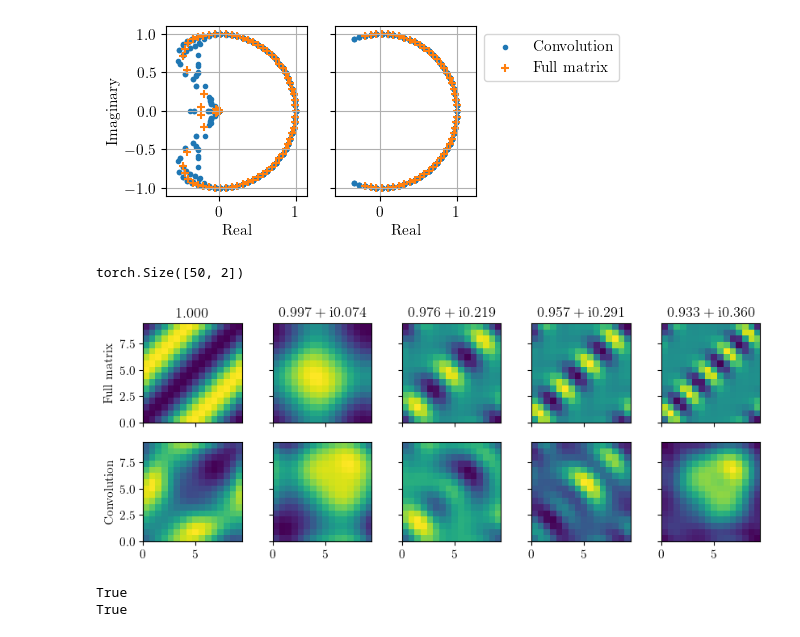
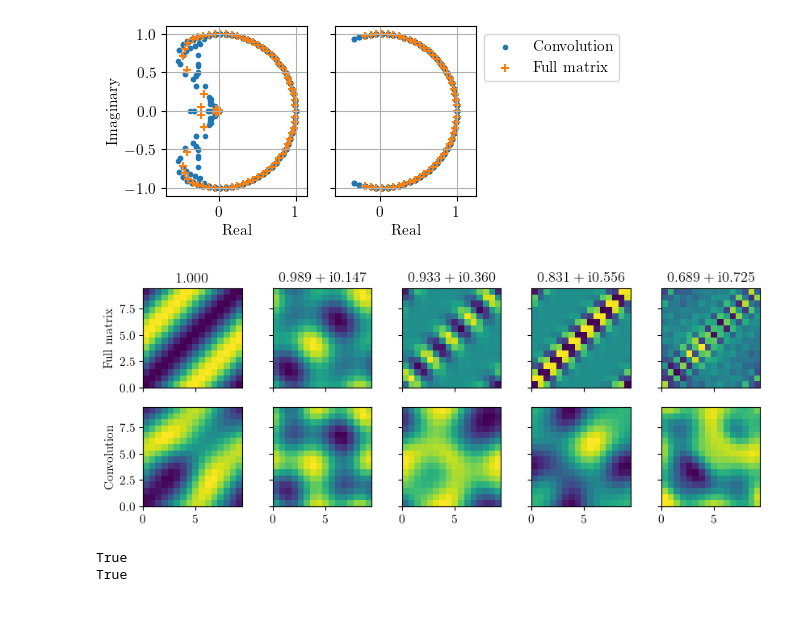
Before and after one commit to graps1/convolutional-edmd, a Jupyter notebook: ks2d.ipynb, the cells around one changed output. Drawn from its saved outputs; the diff is of its cells as text; code cells hidden in the pictures.

```diff
--- a/ks2d.ipynb
+++ b/ks2d.ipynb
@@ -60,8 +60,8 @@ def chi(x):
 
 def psi(x, g=None):
     if g is not None:
-        x = torch.roll(x, g[0]*round(n/G0), -2)
-        x = torch.roll(x, g[1]*round(n/G1), -1)
+        x = torch.roll(x, -g[0]*round(n/G0), -2)
+        x = torch.roll(x, -g[1]*round(n/G1), -1)
         return chi(x)
     else:
         return torch.stack([psi(x,g) for g in G], dim=2).view(-1, n_centers * len(G))
@@ -187,10 +187,21 @@ kernel shape = torch.Size([10, 10, 64])
 [figure]
 [figure]
 # %%
+# computes eigenvectors and eigenvalues
+def eig_convolution(A_hat):
+    eigvals_A, eigvecs_A_hat = torch.linalg.eig( A_hat.permute(2, 0, 1) )
+    eigvals_A = eigvals_A.permute(1,0).flatten()
+    tmp = eigvecs_A_hat.permute(2,0,1) # (nr_evecs x |G_hat|) x dim_evecs
+    eigvecs_A = torch.zeros(n_centers, len(G), n_centers, len(G), dtype=torch.complex128)
+    for j in range(len(G)): eigvecs_A[:,j,:,j]  = tmp[:,j,:]
+    eigvecs_A = inv_fourier(eigvecs_A)
+    eigvecs_A = eigvecs_A.reshape(n_centers*len(G), n_centers*len(G)) # nr_evecs x dim_evecs
+    eigvecs_A = eigvecs_A.transpose(0,1) # dim_evecs x nr_evecs
+    eigvecs_A = eigvecs_A / eigvecs_A.abs().pow(2).sum(dim=0).pow(0.5) # normalize magnitude to 1
+    return eigvals_A, eigvecs_A
+
 eigvals_K, eigvecs_K = torch.linalg.eig(K)
-eigvals_A, eigvecs_A_hat = torch.linalg.eig( A_hat.permute(2, 0, 1) )
-eigvals_A = eigvals_A.permute(1,0).flatten()
-eigvals_A = eigvals_A.flatten()
+eigvals_A, eigvecs_A = eig_convolution(A_hat)
 
 # filter largest eigenvalues
 eigvals_A_largest = eigvals_A[ eigvals_A.abs() > 0.995 ]
@@ -217,23 +228,12 @@ plt.show()
 # %% [output]
 [figure]
 # %%
-# computes eigenvectors
-tmp = eigvecs_A_hat.permute(2,0,1) # nr_evecs x |G_hat| x dim_evecs
-eigvecs_A = torch.zeros(n_centers, len(G), n_centers, len(G), dtype=torch.complex128)
-for j in range(len(G)): eigvecs_A[:,j,:,j]  = tmp[:,j,:]
-eigvecs_A = inv_fourier(eigvecs_A)
-eigvecs_A = eigvecs_A.reshape(n_centers*len(G), n_centers*len(G)) # nr_evecs x dim_evecs
-eigvecs_A = eigvecs_A.transpose(0,1) # dim_evecs x nr_evecs
-
-
 # computes matching eigenvalues
 pairs_close = (eigvals_K.reshape(-1, 1) - eigvals_A.reshape(1, -1)).abs() < 1e-6
-pairs_large = (0.5*eigvals_K.reshape(-1, 1) + 0.5*eigvals_A.reshape(1, -1)).real > 0.9
 pairs_positive_imag = (0.5*eigvals_K.reshape(-1, 1) + 0.5*eigvals_A.reshape(1, -1)).imag >= 0
-pairs = pairs_close & pairs_positive_imag & pairs_large
+pairs = pairs_close & pairs_positive_imag
 
 nnz = pairs.nonzero()
-print(nnz.shape)
 eigvals_selected = eigvals_A[nnz[:,1]]
 eigvecs_K_selected = eigvecs_K[:,nnz[:,0]]
 eigvecs_A_selected = eigvecs_A[:,nnz[:,1]]
@@ -255,37 +255,33 @@ projected_K = projected_K.reshape(n, n, -1)
 
 projected_A = B.to(torch.complex128) @ eigvecs_A_selected
 projected_A = projected_A.reshape(n, n, -1)
 
 fig, ax = plt.subplots(2, n_plots, figsize=(10,3.5), sharey=True, sharex=True)
 
 for j in range(n_plots):
 
     evec_K = projected_K[:,:,j]
-    evec_K = evec_K / evec_K.abs().pow(2).sum().pow(0.5)
-
     evec_A = projected_A[:,:,j]
-    evec_A = evec_A / evec_A.abs().pow(2).sum().pow(0.5)
 
     # choose sign
     dist_neg = (evec_K-evec_A).abs().pow(2).sum()
     dist_pos = (evec_K+evec_A).abs().pow(2).sum()
     if dist_neg > dist_pos: evec_A = -evec_A
 
     ax[0,j].imshow(evec_K.real, extent=extent) # , vmin=-0.005, vmax=0.005)
     ax[1,j].imshow(evec_A.real, extent=extent) # , vmin=-0.005, vmax=0.005)
 
     real, imag = eigvals_selected[j].real, eigvals_selected[j].imag
     if abs(imag) < 1e-5: ax[0,j].set_title(f"${real:.3f}$")
     elif imag > 0: ax[0,j].set_title(f"${real:.3f} + \\mathrm i{imag.abs():.3f}$")
     elif imag < 0: ax[0,j].set_title(f"${real:.3f} - \\mathrm i{imag.abs():.3f}$")
 
 ax[0,0].set_ylabel("Full matrix")
 ax[1,0].set_ylabel("Convolution")
 
 
 plt.show()
 # %% [output]
-torch.Size([50, 2])
-[figure, old version]
+[figure, new version]
 # %%
 # sanity check
```
Also changed, not shown: parts of 5 cells of this notebook, 9 other files.
